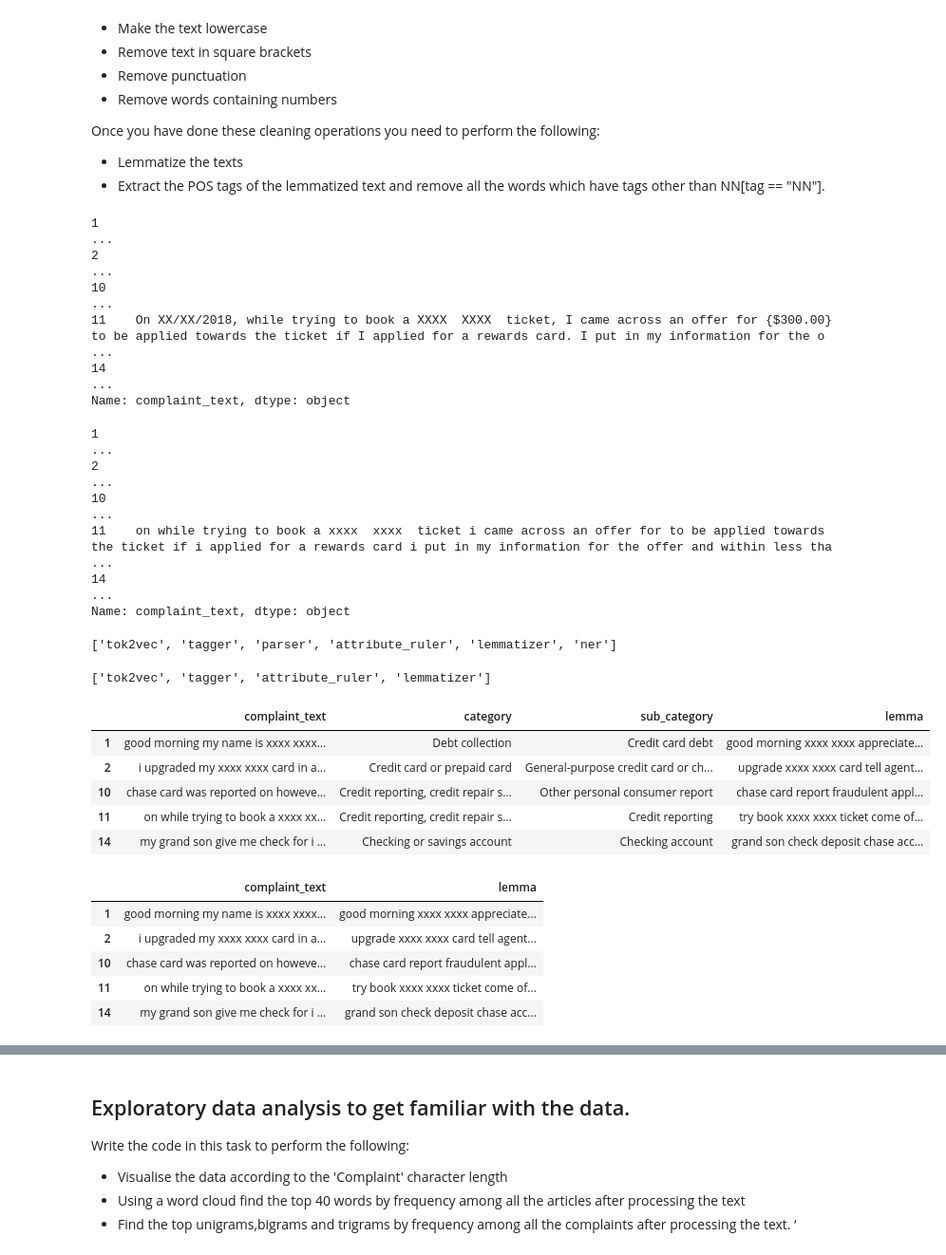
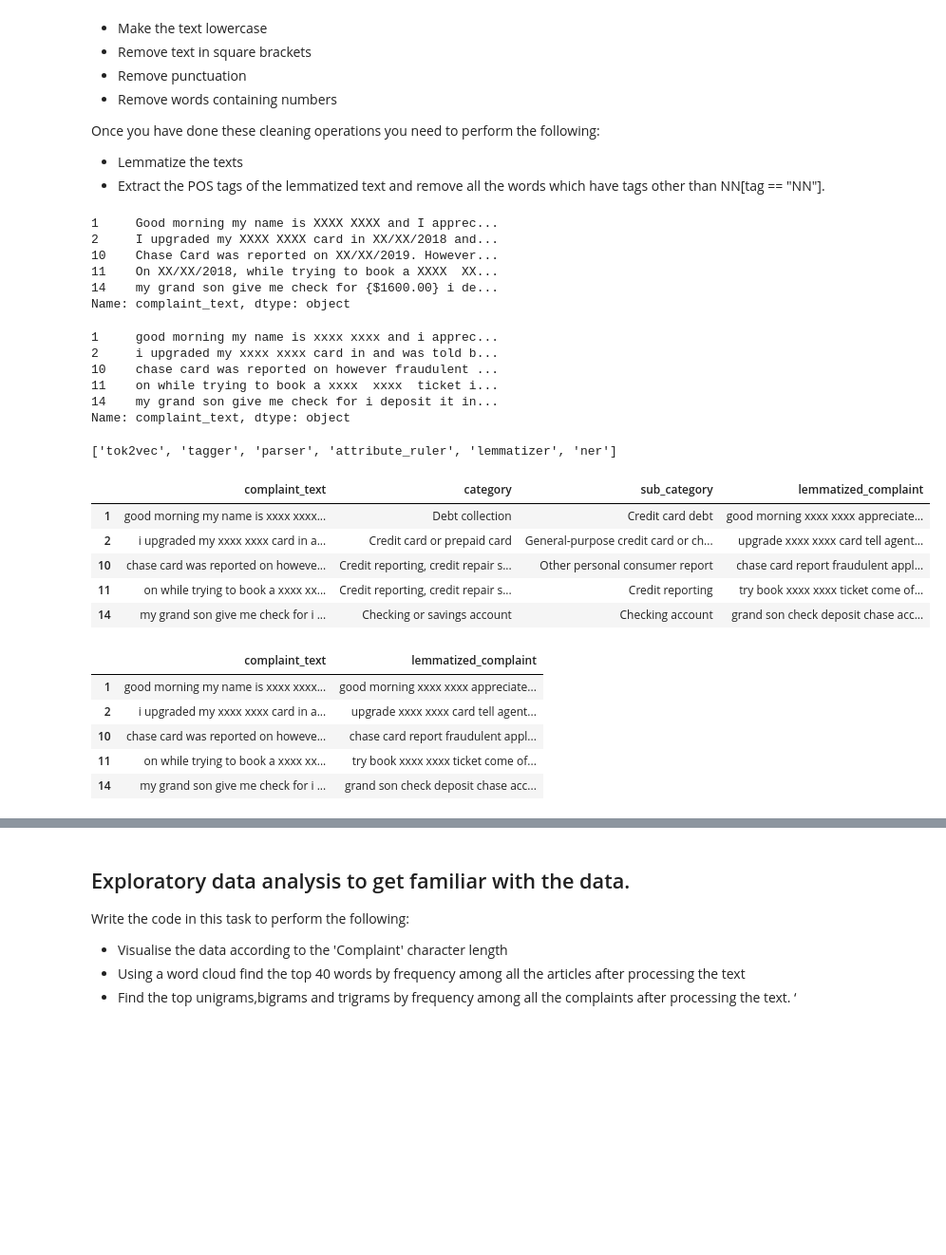
Before and after one commit to sivaprasadt246/Automatic_Ticket_Classification_Assignment, a Jupyter notebook: Automatic_Ticket_Classification_Assignment.ipynb, the cells around one changed output, grey strips where cells are left out. Shown: that part at 95% size. Cells and saved outputs as stored; diff of their text form; code cells hidden in the pictures; blank space fills up the shorter version.

```diff
--- a/Automatic_Ticket_Classification_Assignment.ipynb
+++ b/Automatic_Ticket_Classification_Assignment.ipynb
@@ -67,8 +71,13 @@ nlp = en_core_web_sm.load()
 
 The data is in JSON format and we need to convert it to a dataframe.
 # %%
+## If you are using the data by mounting the google drive, use the following :
+from google.colab import drive
+drive.mount('/content/gdrive')
+
 # Opening JSON file
-root_path = 'complaints-2021-05-14_08_16.json'
+root_path = "/content/gdrive/MyDrive/NLP_Assignment/complaints-2021-05-14_08_16.json"
+#root_path = 'complaints-2021-05-14_08_16.json'
 f = open(root_path)
 
 # returns JSON object as
@@ -166,31 +178,29 @@ def clean_text(text):
 # %%
 df.complaint_text.head()
 # %% [output]
-1                                                                                                                                                                                                        ...
-2                                                                                                                                                                                                        ...
-10                                                                                                                                                                                                       ...
-11    On XX/XX/2018, while trying to book a XXXX  XXXX  ticket, I came across an offer for {$300.00} to be applied towards the ticket if I applied for a rewards card. I put in my information for the o ...
-14                                                                                                                                                                                                       ...
+1     Good morning my name is XXXX XXXX and I apprec...
+2     I upgraded my XXXX XXXX card in XX/XX/2018 and...
+10    Chase Card was reported on XX/XX/2019. However...
+11    On XX/XX/2018, while trying to book a XXXX  XX...
+14    my grand son give me check for {$1600.00} i de...
 Name: complaint_text, dtype: object
 # %%
 df.complaint_text = df.complaint_text.apply(lambda x: clean_text(x))
 df.complaint_text.head()
 # %% [output]
-1                                                                                                                                                                                                        ...
-2                                                                                                                                                                                                        ...
-10                                                                                                                                                                                                       ...
-11    on while trying to book a xxxx  xxxx  ticket i came across an offer for to be applied towards the ticket if i applied for a rewards card i put in my information for the offer and within less tha ...
-14                                                                                                                                                                                                       ...
+1     good morning my name is xxxx xxxx and i apprec...
+2     i upgraded my xxxx xxxx card in and was told b...
+10    chase card was reported on however fraudulent ...
+11    on while trying to book a xxxx  xxxx  ticket i...
+14    my grand son give me check for i deposit it in...
 Name: complaint_text, dtype: object
 # %%
 print(nlp.pipe_names)
 # %% [output]
 ['tok2vec', 'tagger', 'parser', 'attribute_ruler', 'lemmatizer', 'ner']
 # %%
-nlp = en_core_web_sm.load(disable = ['ner', 'parser'])
-print(nlp.pipe_names)
+#nlp = en_core_web_sm.load(disable = ['ner', 'parser'])
+#print(nlp.pipe_names)
-# %% [output]
-['tok2vec', 'tagger', 'attribute_ruler', 'lemmatizer']
 # %%
 #Write your function to Lemmatize the texts
 stopwords = nlp.Defaults.stop_words
@@ -200,10 +210,10 @@ def lemmatizer(text):
     lemmatized_output = ' '.join([token.lemma_ for token in doc if not token.text in set(stopwords)])
     return lemmatized_output
 # %%
-df['lemma'] =  df.complaint_text.apply(lambda x: lemmatizer(x))
+df['lemmatized_complaint'] =  df.complaint_text.apply(lambda x: lemmatizer(x))
 df.head(5)
 # %% [output]
-|  | complaint_text | category | sub_category | lemma |
+|  | complaint_text | category | sub_category | lemmatized_complaint |
 | 1 | good morning my name is xxxx xxxx... | Debt collection | Credit card debt | good morning xxxx xxxx appreciate... |
 | 2 | i upgraded my xxxx xxxx card in a... | Credit card or prepaid card | General-purpose credit card or ch... | upgrade xxxx xxxx card tell agent... |
 | 10 | chase card was reported on howeve... | Credit reporting, credit repair s... | Other personal consumer report | chase card report fraudulent appl... |
@@ -211,10 +221,10 @@ df.head(5)
 | 14 | my grand son give me check for i ... | Checking or savings account | Checking account | grand son check deposit chase acc... |
 # %%
 #Create a dataframe('df_clean') that will have only the complaints and the lemmatized complaints
-df_clean = df[['complaint_text','lemma']]
+df_clean = df[['complaint_text','lemmatized_complaint']]
 df_clean.head()
 # %% [output]
-|  | complaint_text | lemma |
+|  | complaint_text | lemmatized_complaint |
 | 1 | good morning my name is xxxx xxxx... | good morning xxxx xxxx appreciate... |
 | 2 | i upgraded my xxxx xxxx card in a... | upgrade xxxx xxxx card tell agent... |
 | 10 | chase card was reported on howeve... | chase card report fraudulent appl... |
```
Also changed, not shown: parts of 20 cells of this notebook.
